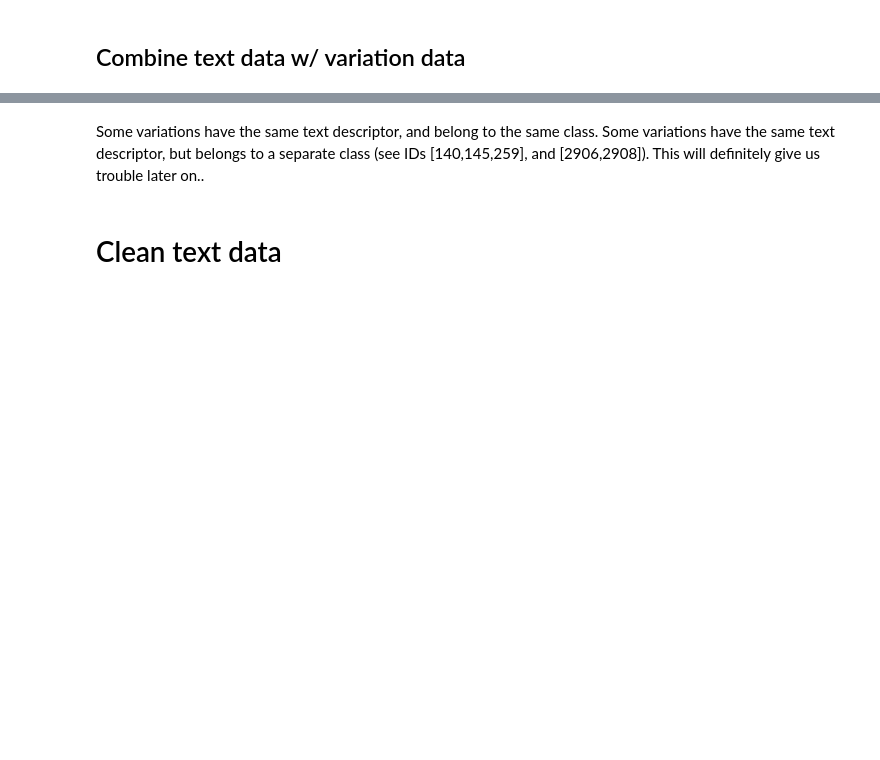
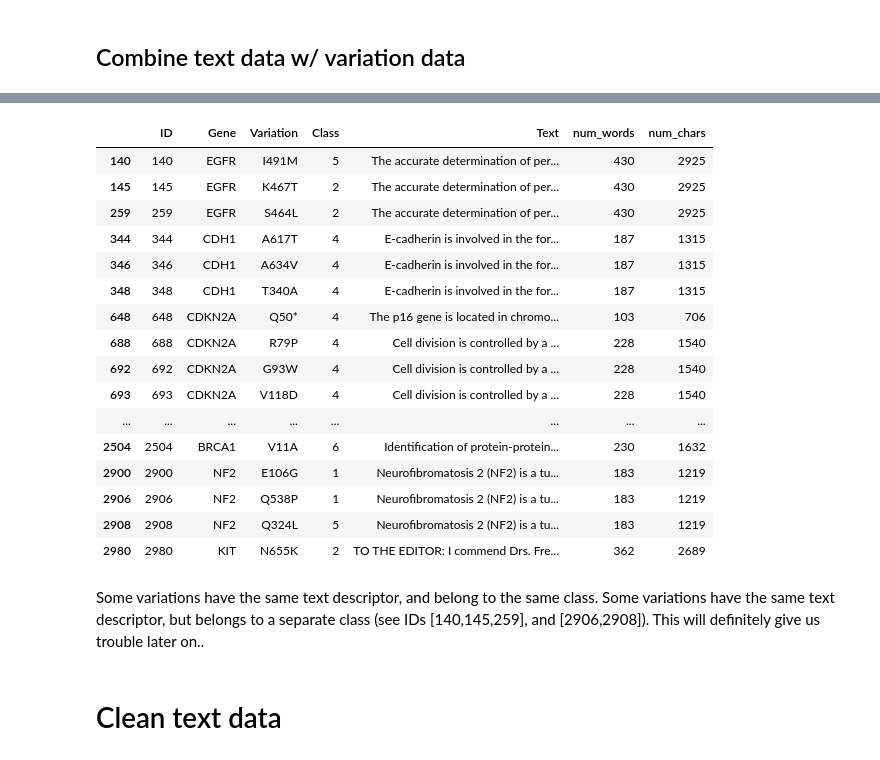
Before and after one commit to kfchou/PersonalizedMedicine, a Jupyter notebook: EDA.ipynb, the cells around one changed output, grey strips where cells are left out. Cells and saved outputs as stored; diff of their text form; code cells hidden in the pictures; blank space fills up the shorter version.

```diff
--- a/EDA.ipynb
+++ b/EDA.ipynb
@@ -200,3 +240,24 @@ KeyError: 'num_words'
+# %%
+train_df = train_df[train_df['Text'].notna()]
+train_df[train_df["num_words"]<500]
+# %% [output]
+|  | ID | Gene | Variation | Class | Text | num_words | num_chars |
+| 140 | 140 | EGFR | I491M | 5 | The accurate determination of per... | 430 | 2925 |
+| 145 | 145 | EGFR | K467T | 2 | The accurate determination of per... | 430 | 2925 |
+| 259 | 259 | EGFR | S464L | 2 | The accurate determination of per... | 430 | 2925 |
+| 344 | 344 | CDH1 | A617T | 4 | E-cadherin is involved in the for... | 187 | 1315 |
+| 346 | 346 | CDH1 | A634V | 4 | E-cadherin is involved in the for... | 187 | 1315 |
+| 348 | 348 | CDH1 | T340A | 4 | E-cadherin is involved in the for... | 187 | 1315 |
+| 648 | 648 | CDKN2A | Q50* | 4 | The p16 gene is located in chromo... | 103 | 706 |
+| 688 | 688 | CDKN2A | R79P | 4 | Cell division is controlled by a ... | 228 | 1540 |
+| 692 | 692 | CDKN2A | G93W | 4 | Cell division is controlled by a ... | 228 | 1540 |
+| 693 | 693 | CDKN2A | V118D | 4 | Cell division is controlled by a ... | 228 | 1540 |
+| ... | ... | ... | ... | ... | ... | ... | ... |
+| 2504 | 2504 | BRCA1 | V11A | 6 | Identification of protein-protein... | 230 | 1632 |
+| 2900 | 2900 | NF2 | E106G | 1 | Neurofibromatosis 2 (NF2) is a tu... | 183 | 1219 |
+| 2906 | 2906 | NF2 | Q538P | 1 | Neurofibromatosis 2 (NF2) is a tu... | 183 | 1219 |
+| 2908 | 2908 | NF2 | Q324L | 5 | Neurofibromatosis 2 (NF2) is a tu... | 183 | 1219 |
+| 2980 | 2980 | KIT | N655K | 2 | TO THE EDITOR: I commend Drs. Fre... | 362 | 2689 |
 # %% [markdown]
 Some variations have the same text descriptor, and belong to the same class. Some variations have the same text descriptor, but belongs to a separate class (see IDs [140,145,259], and [2906,2908]). This will definitely give us trouble later on..
 # %% [markdown]
```
Also changed, not shown: parts of 8 cells of this notebook.
